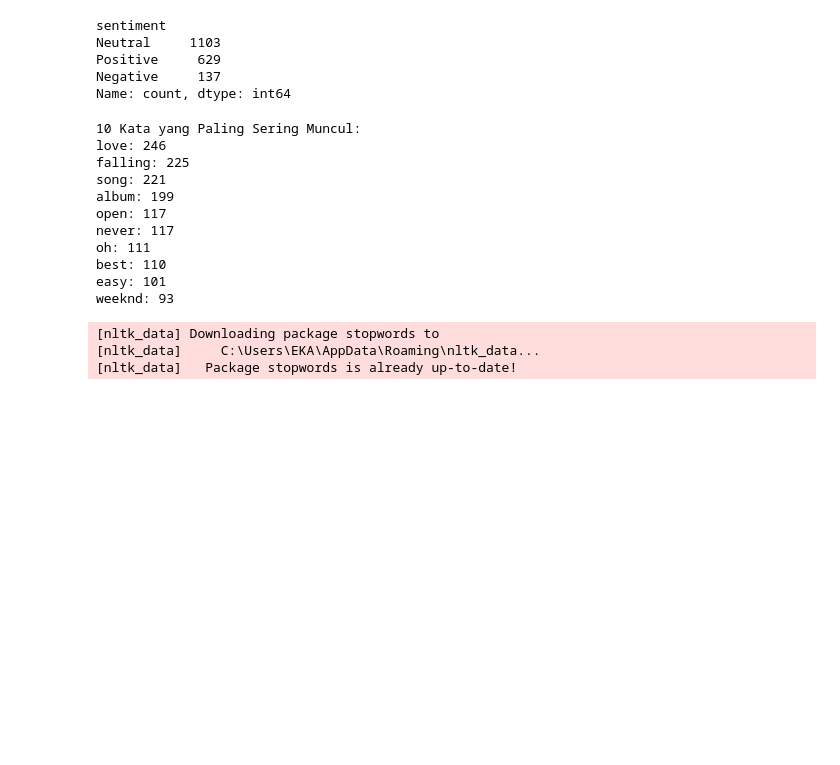
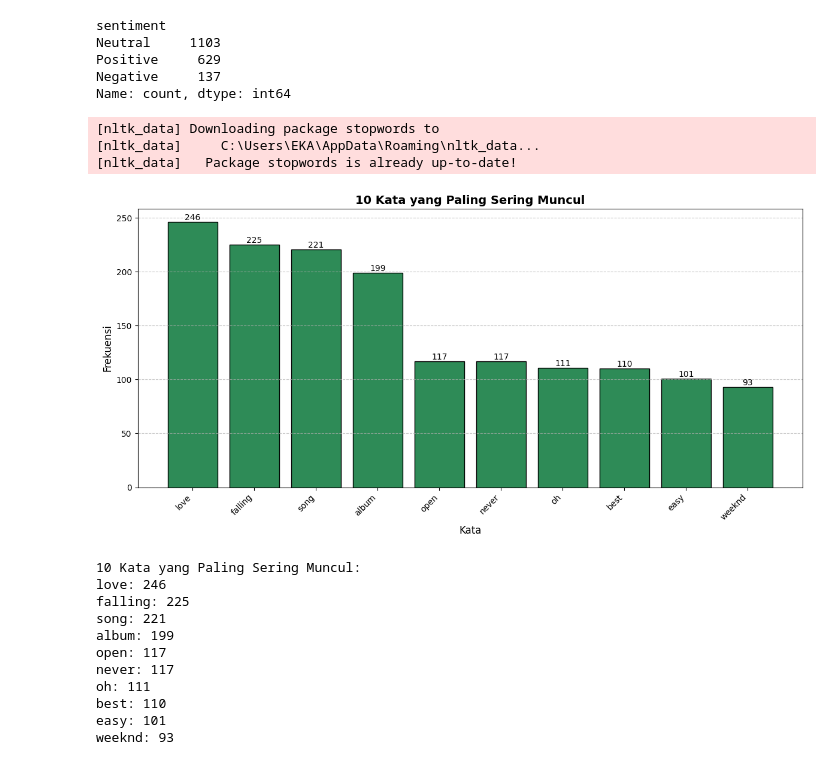
Before and after one commit to TwicePie/OpenHearts_Analyze, a Jupyter notebook: Analyze.ipynb, the cells around one changed output. Cells and saved outputs as stored; diff of their text form; code cells hidden in the pictures; blank space fills up the shorter version.

```diff
--- a/Analyze.ipynb
+++ b/Analyze.ipynb
@@ -77,42 +77,73 @@ Name: count, dtype: int64
 # %%
 import nltk
 from collections import Counter
 import re
+import matplotlib.pyplot as plt
 
 nltk.download('stopwords')
 from nltk.corpus import stopwords
 
 # Bersihkan teks dan tokenisasi
-stop_words = set(stopwords.words('english'))  # Ubah ke 'english' jika data dalam bahasa Inggris
+stop_words = set(stopwords.words('english'))
 words = []
 
 for comment in df["comment"]:
-    tokens = re.findall(r'\b\w+\b', comment.lower())  # Tokenizing
+    tokens = re.findall(r'\b\w+\b', comment.lower())
     filtered_tokens = [word for word in tokens if word not in stop_words]
     words.extend(filtered_tokens)
 
 # Hitung frekuensi kata
 word_freq = Counter(words)
 
-# Tampilkan 10 kata paling sering muncul
+# Ambil 10 kata teratas
+top_words = dict(word_freq.most_common(10))
+
+# Buat bar chart
+plt.figure(figsize=(12, 6))
+plt.bar(top_words.keys(), top_words.values(), color='#2E8B57', edgecolor='black')
+
+# Customize chart
+plt.title('10 Kata yang Paling Sering Muncul', fontsize=14, fontweight='bold')
+plt.xlabel('Kata', fontsize=12)
+plt.ylabel('Frekuensi', fontsize=12)
+
+# Rotate x-axis labels for better readability
+plt.xticks(rotation=45, ha='right')
+
+# Add value labels on top of each bar
+for i, v in enumerate(top_words.values()):
+    plt.text(i, v, str(v), ha='center', va='bottom')
+
+# Add grid for better readability
+plt.grid(axis='y', linestyle='--', alpha=0.7)
+
+# Adjust layout to prevent label cutoff
+plt.tight_layout()
+
+# Save and show the plot
+plt.savefig('word_frequency.png', dpi=300, bbox_inches='tight')
+plt.show()
+
+# Print the frequencies as well
 print("\n10 Kata yang Paling Sering Muncul:")
 for word, count in word_freq.most_common(10):
     print(f"{word}: {count}")
 # %% [output]
-10 Kata yang Paling Sering Muncul:
-love: 246
-falling: 225
-song: 221
-album: 199
-open: 117
-never: 117
-oh: 111
-best: 110
-easy: 101
-weeknd: 93
+[nltk_data] Downloading package stopwords to
+[nltk_data]     C:\Users\EKA\AppData\Roaming\nltk_data...
+[nltk_data]   Package stopwords is already up-to-date!
+[figure, added]
-[nltk_data] Downloading package stopwords to
-[nltk_data]     C:\Users\EKA\AppData\Roaming\nltk_data...
-[nltk_data]   Package stopwords is already up-to-date!
+10 Kata yang Paling Sering Muncul:
+love: 246
+falling: 225
+song: 221
+album: 199
+open: 117
+never: 117
+oh: 111
+best: 110
+easy: 101
+weeknd: 93
 # %%
 import matplotlib.pyplot as plt
 
```
Also changed, not shown: parts of 1 cell of this notebook.
